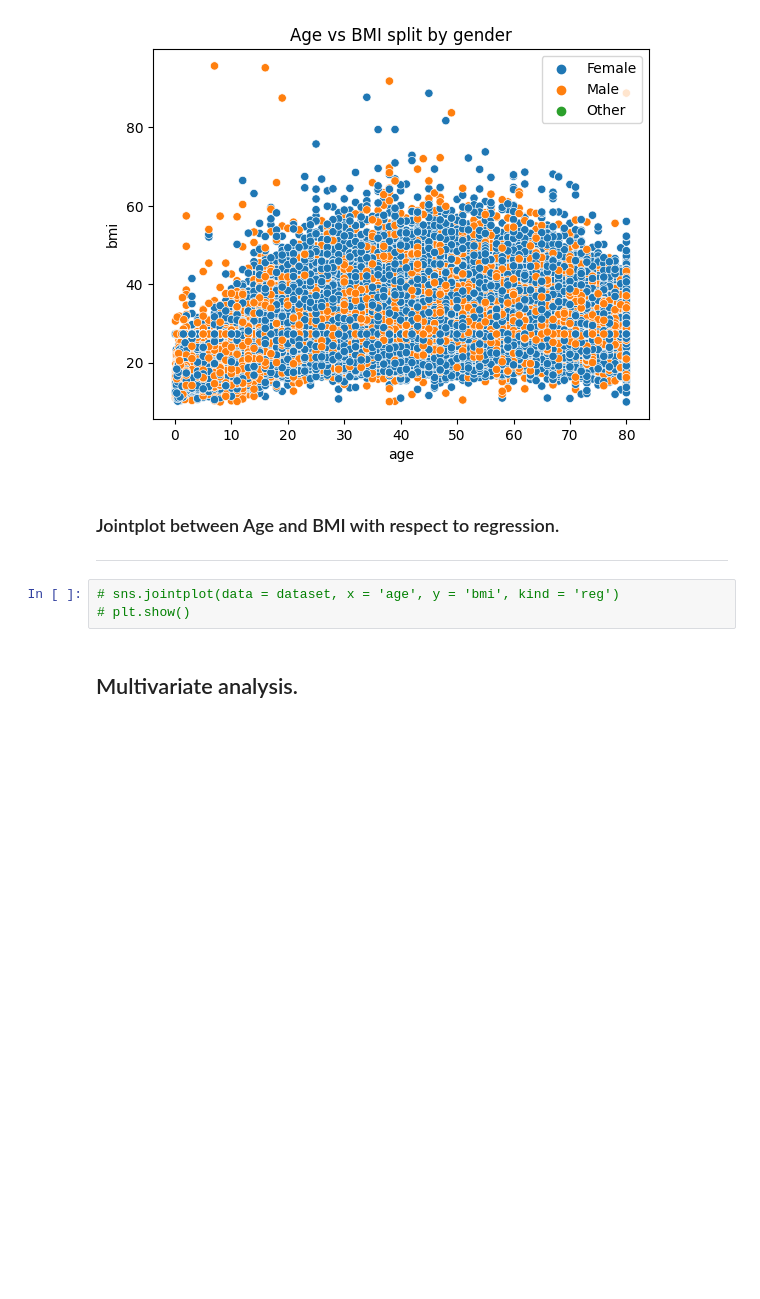
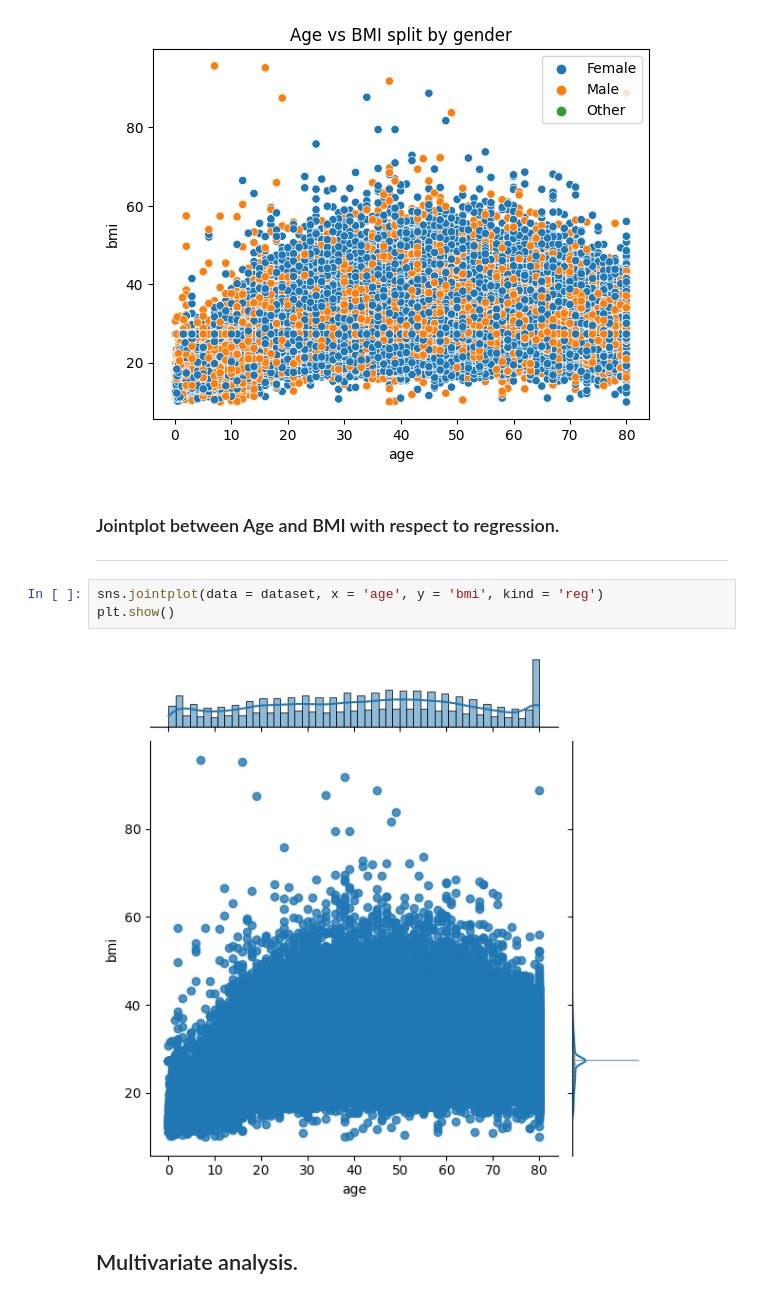
Before and after one commit to Suman-Adhikary/Diabetes-Prediction, a Jupyter notebook: Diabetes_Prediction.ipynb, the cells around one changed output. Drawn from its saved outputs; the diff is of its cells as text; blank space fills up the shorter version.

```diff
--- a/Diabetes_Prediction.ipynb
+++ b/Diabetes_Prediction.ipynb
@@ -444,8 +444,10 @@ plt.show()
 
 ---
 # %%
-# sns.jointplot(data = dataset, x = 'age', y = 'bmi', kind = 'reg')
-# plt.show()
+sns.jointplot(data = dataset, x = 'age', y = 'bmi', kind = 'reg')
+plt.show()
+# %% [output]
+[figure, added]
 # %% [markdown]
 ## Multivariate analysis.
 # %%
```
Also changed, not shown: parts of 21 cells of this notebook.
